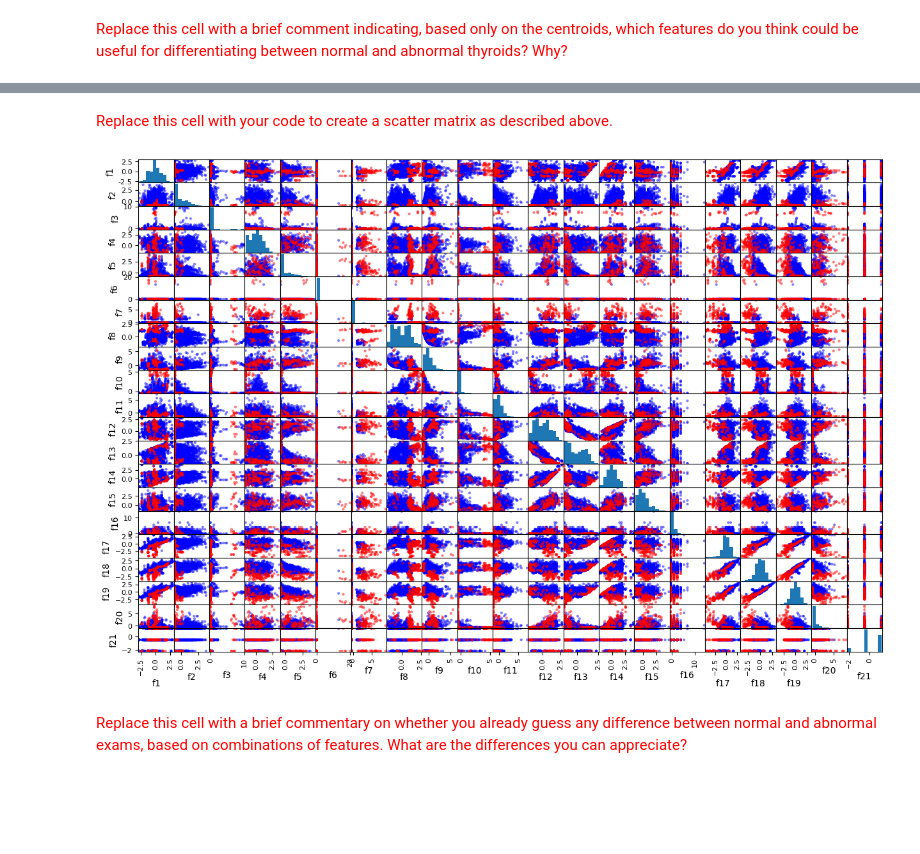
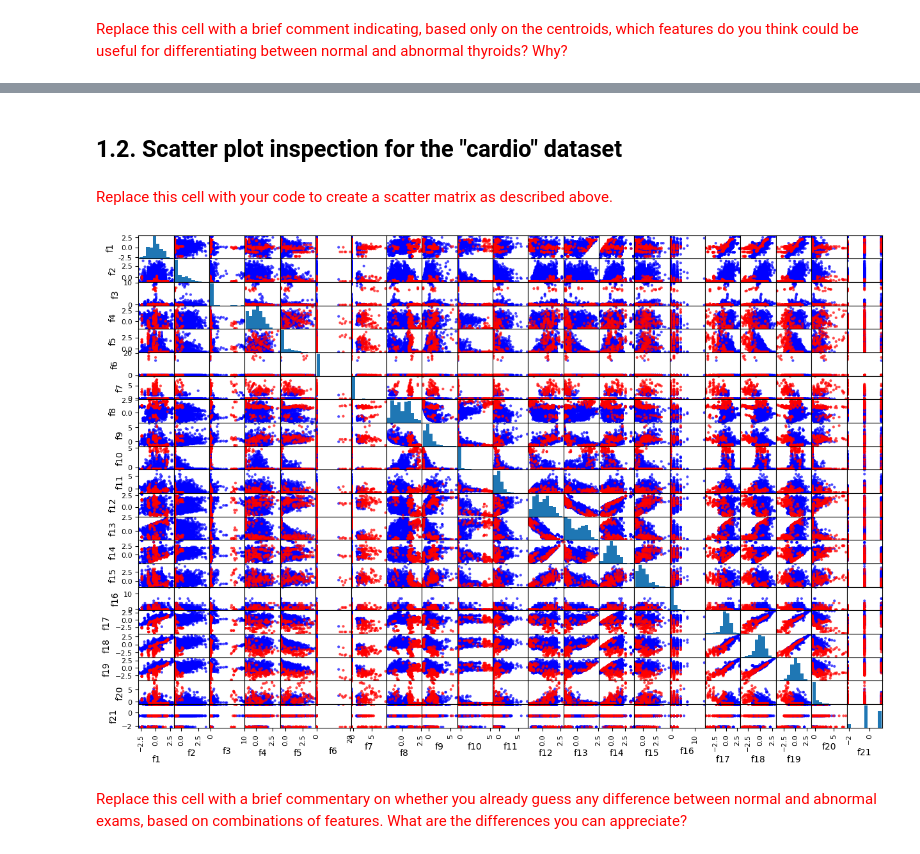
Before and after one commit to zsykk/datamining_2nd, a Jupyter notebook: ps07_outlier_analysis.ipynb, the cells around one changed output, grey strips where cells are left out. Cells and saved outputs as stored; diff of their text form; code cells hidden in the pictures; blank space fills up the shorter version.

```diff
--- a/ps07_outlier_analysis.ipynb
+++ b/ps07_outlier_analysis.ipynb
@@ -210,16 +162,20 @@ Change the figure size with parameter `figsize`.
+# %% [markdown]
+## 1.2. Scatter plot inspection for the "cardio" dataset
 # %% [markdown]
 <font size="+1" color="red">Replace this cell with your code to create a scatter matrix as described above.</font>
 # %%
 color_code = {'abnormal': 'red', 'normal': 'blue'}
 colors = dfc['result'].apply(lambda x: color_code[x])
 # pd.plotting.scatter_matrix(dfc, c = colors, figsize=(15, 10))
 pd.plotting.scatter_matrix(
     dfc.drop(columns=['result']),
     c=colors,
-    figsize=(15, 10)
+    figsize=(15, 10),
+    alpha=0.7,
+    diagonal='hist'
 )
 plt.show()
 # %% [output]
-[figure, old version]
+[figure, new version]
 # %% [markdown]
 <font size="+1" color="red">Replace this cell with a brief commentary on whether you already guess any difference between normal and abnormal exams, based on combinations of features. What are the differences you can appreciate?</font>
```
Also changed, not shown: parts of 56 cells of this notebook.
